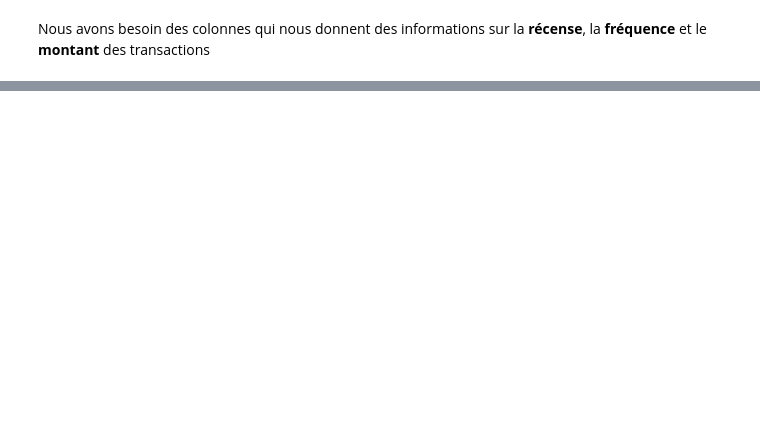
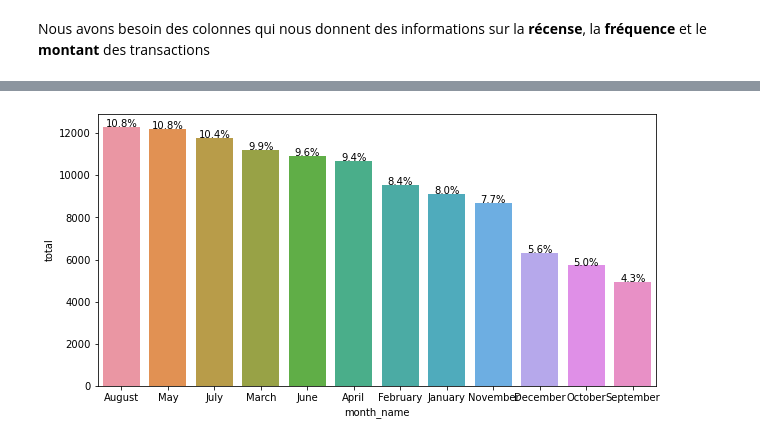
Before and after one commit to azioba/Client_Segmentation, a Jupyter notebook: Projet_5.ipynb, the cells around one changed output, grey strips where cells are left out. Saved outputs shown, nothing was run; the diff lists cells and outputs as text; code cells hidden in the pictures; blank space fills up the shorter version.

```diff
--- a/Projet_5.ipynb
+++ b/Projet_5.ipynb
@@ -154,0 +433,5 @@ Nous avons besoin des colonnes qui nous donnent des informations sur la **récen
+# %%
+purchase_month = drop1.groupby(['month_name']).count()['customer_unique_id'].reset_index().sort_values(by='customer_unique_id',ascending=False)
+purchase_month.rename(columns = {'customer_unique_id':'total'}, inplace=True)
+purchase_month['percentage'] = 100*(purchase_month['total'] / purchase_month['total'].sum())
+purchase_month
@@ -154,0 +452,13 @@ Nous avons besoin des colonnes qui nous donnent des informations sur la **récen
+# %%
+plt.figure(figsize=(10,5))
+ax = sns.barplot(data=purchase_month,x='month_name',y='total')
+total = purchase_month['total'].sum()
+patches = ax.patches
+for p in ax.patches:
+   percentage = '{:.1f}%'.format(100 * p.get_height()/total)
+   x = p.get_x() + p.get_width()/2
+   y = p.get_height()+.05
+   ax.annotate(percentage, (x, y), ha='center')
+plt.show()
+# %% [output]
+[figure, added]
```
Also changed, not shown: parts of 58 cells of this notebook.
